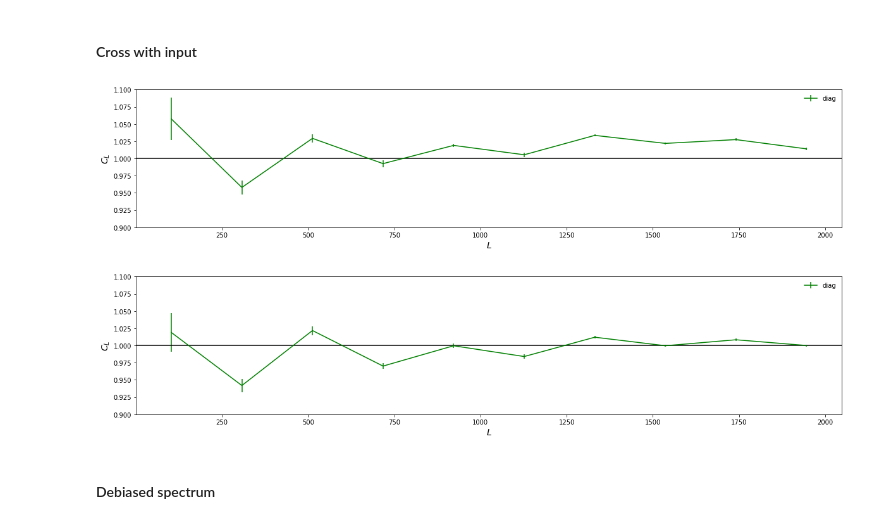
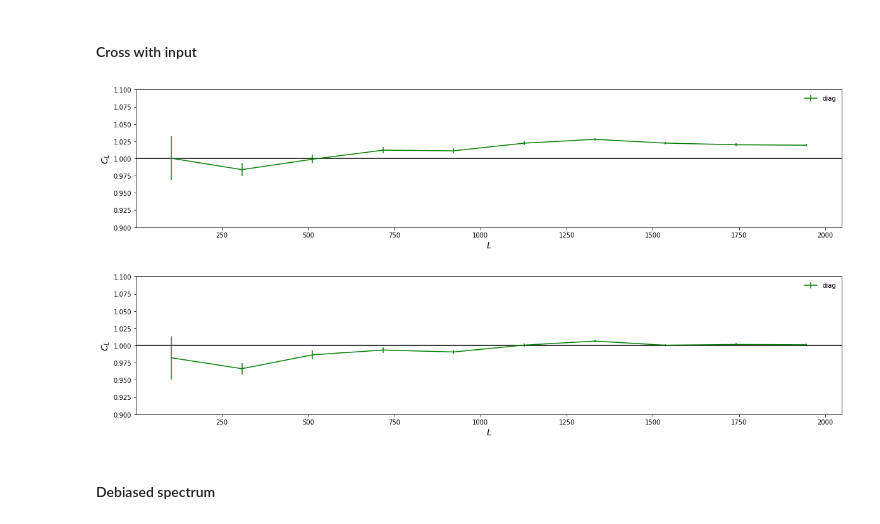
Before and after one commit to toshiyan/planck-tauxy, a Jupyter notebook: check_qtau_aps.ipynb, the cells around one changed output. Saved outputs shown, nothing was run; the diff lists cells and outputs as text; code cells hidden in the pictures.

```diff
--- a/check_qtau_aps.ipynb
+++ b/check_qtau_aps.ipynb
@@ -51,17 +58,17 @@ for qobj in [qtau0,qtau1]:
 # %%
 mb = bn.multipole_binning(10,lmin=1,lmax=2048)
 for qobj in [qtau2,qtau3]:
-    mxb, vxb, sxb = bn.binned_spec(mb,qobj.f['TT'].cl[:11],cn=2,doreal=False)
-    mtb, vtb, stb = bn.binned_spec(mb,qobj.f['TT'].cl[:11],cn=3,doreal=False)
+    mxb, vxb, sxb = bn.binned_spec(mb,qobj.f['TT'].cl,cn=2,doreal=False)
+    mtb, vtb, stb = bn.binned_spec(mb,qobj.f['TT'].cl,cn=3,doreal=False)
     pl.plot_1dstyle(fsize=[20,4],ymin=0.9,ymax=1.1,xmin=1,xmax=2048)
     errorbar(mb.bc,mxb/mtb,yerr=vxb/10./mtb,color='g',label='diag')
     axhline(1,color='k')
     #plot(mb.bc,mtb,'k--',label='input')
     legend()
     show()
 # %% [output]
-[figure, old version]
+[figure, new version]
-[figure, old version]
+[figure, new version]
 # %% [markdown]
 #### Debiased spectrum
 # %%
```
Also changed, not shown: parts of 4 cells of this notebook, 14 other files.
